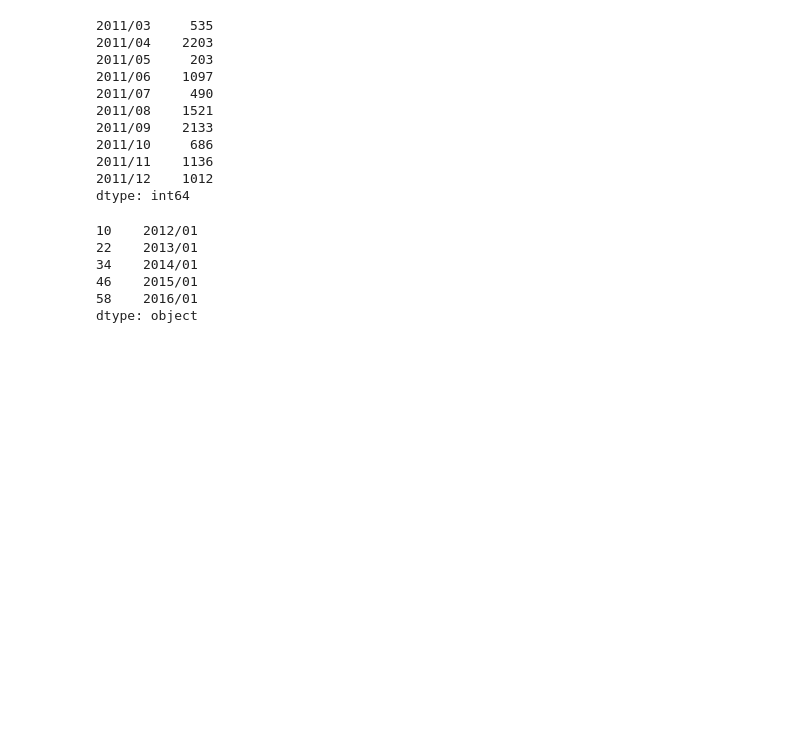
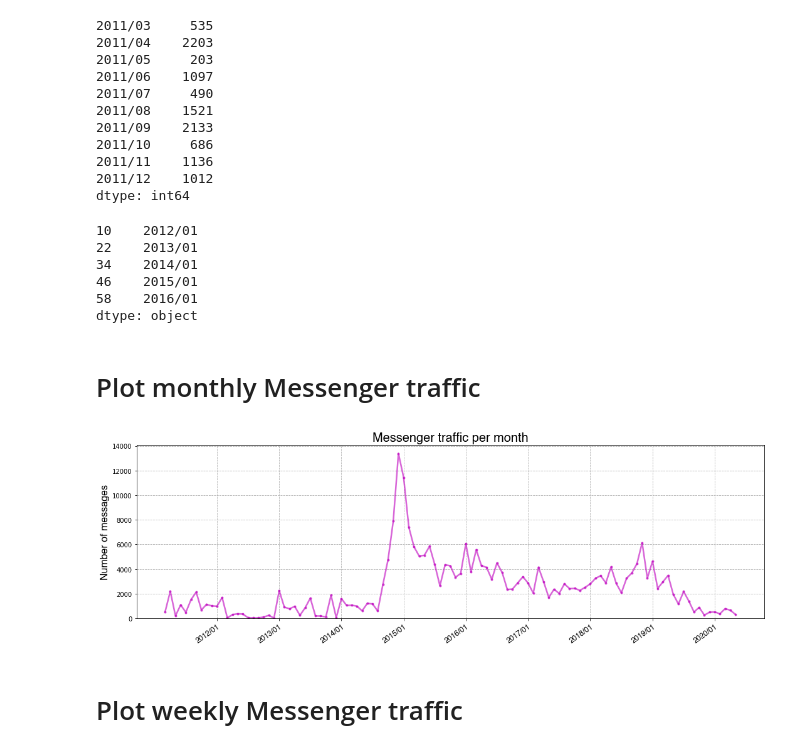
Before and after one commit to peter-gy/fb-messenger-analysis, a Jupyter notebook: jupyter/messenger-traffic-visualization.ipynb, the cells around one changed output. Drawn from its saved outputs; the diff is of its cells as text; code cells hidden in the pictures; blank space fills up the shorter version.

Commit message:
weekly traffic plot created

```diff
--- a/jupyter/messenger-traffic-visualization.ipynb
+++ b/jupyter/messenger-traffic-visualization.ipynb
@@ -143,17 +143,23 @@ xlabels.head()
 46    2015/01
 58    2016/01
 dtype: object
+# %% [markdown]
+# Plot monthly Messenger traffic
 # %%
 # plot the counts per month
 fig = plt.figure(figsize=[15, 5])
 ax = month_counts.plot(kind='line', linewidth=2.5, alpha=0.6, color='m', marker='.', markeredgecolor='m')
 
 ax.set_ylim(bottom=0)
 ax.grid(True, linestyle='--')
 ax.set_xticks(xlabels.index)
 ax.set_xticklabels(xlabels, rotation=35, rotation_mode='anchor', ha='right', fontproperties=ticks_font)
-ax.set_ylabel('Number of emails', fontproperties=label_font)
-ax.set_title('Gmail traffic per month', fontproperties=title_font)
+ax.set_ylabel('Number of messages', fontproperties=label_font)
+ax.set_title('Messenger traffic per month', fontproperties=title_font)
 
 fig.tight_layout()
 plt.show()
+# %% [output]
+[figure, added]
+# %% [markdown]
+# Plot weekly Messenger traffic
```
Also changed, not shown: parts of 1 cell of this notebook.
